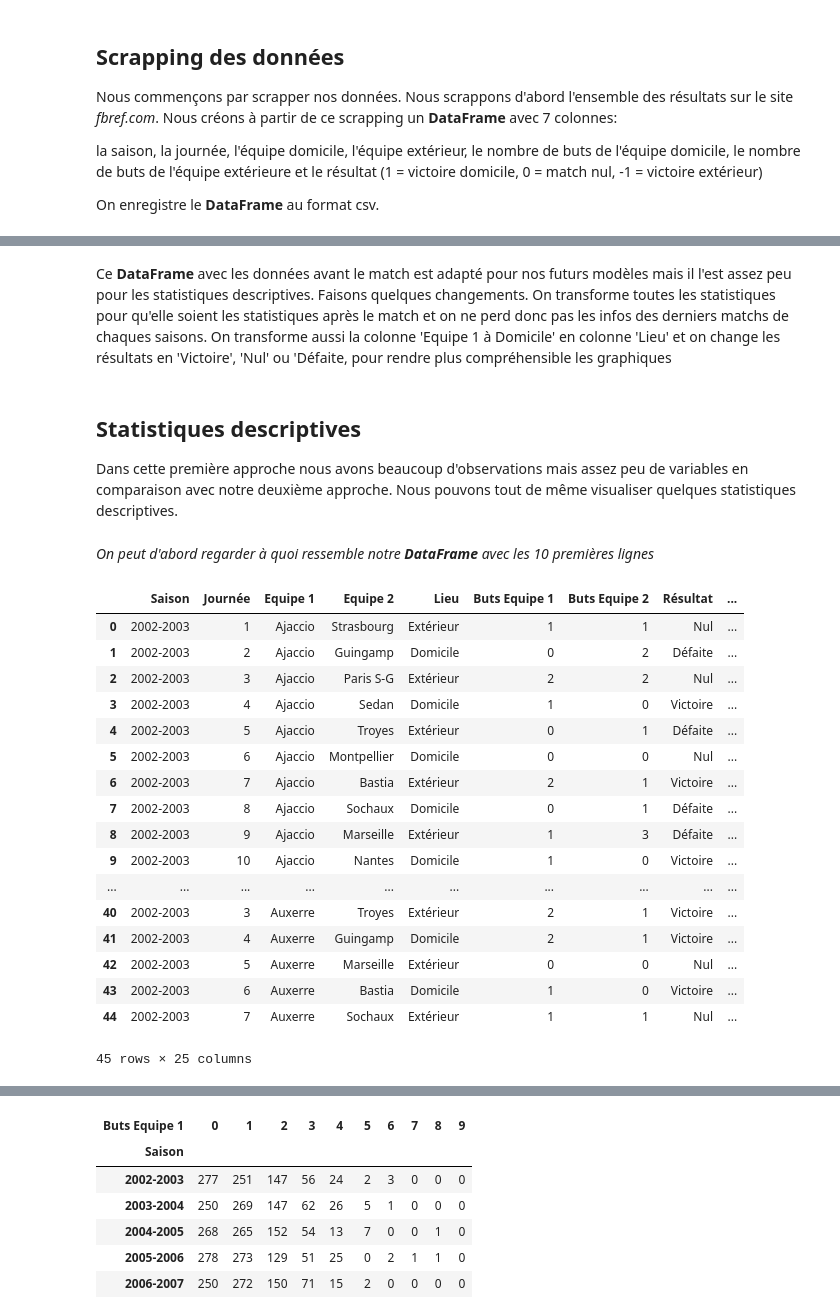
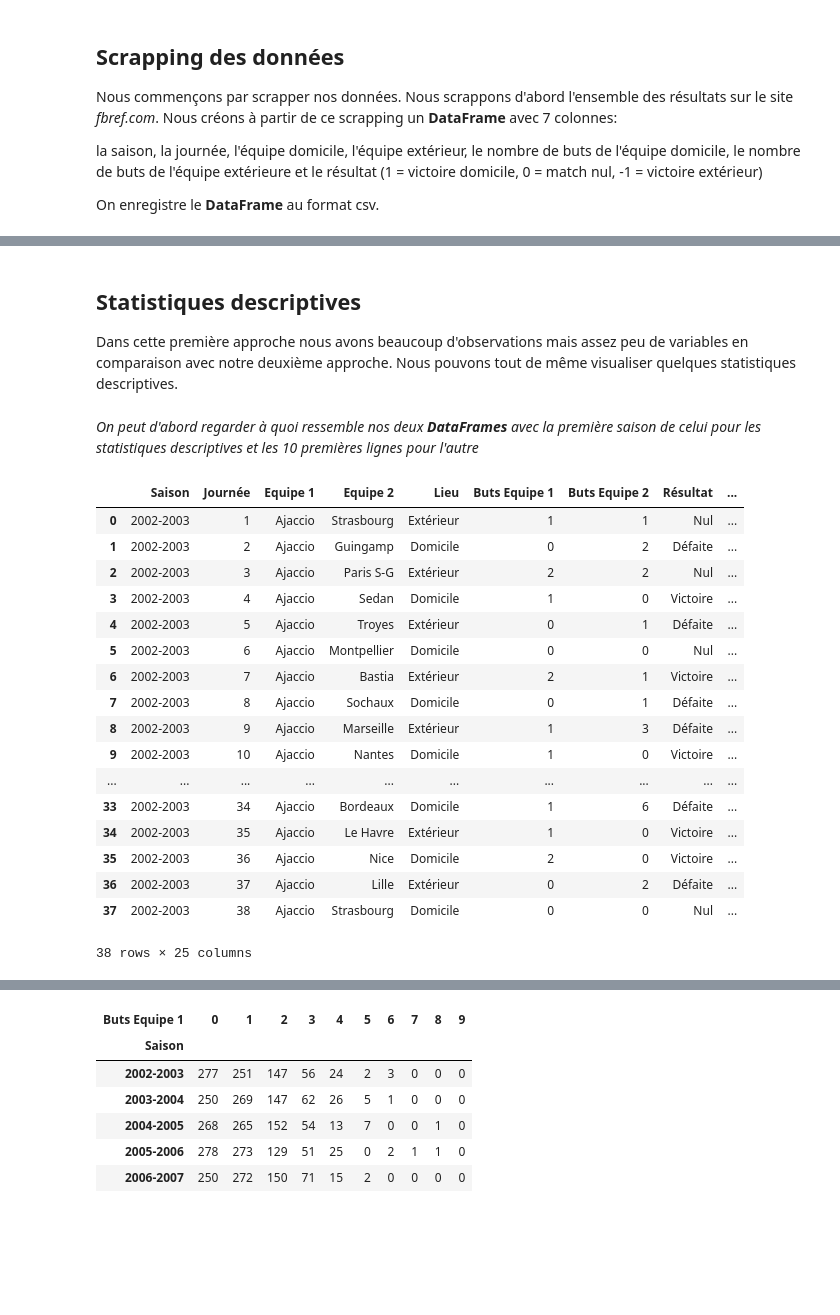
Before and after one commit to alexandreviard/Ligue1Predictor, a Jupyter notebook: première_approche.ipynb, the cells around one changed output, grey strips where cells are left out. Saved outputs shown, nothing was run; the diff lists cells and outputs as text; code cells hidden in the pictures; blank space fills up the shorter version.

```diff
--- a/première_approche.ipynb
+++ b/première_approche.ipynb
@@ -31,35 +31,40 @@ la saison, la journée, l'équipe domicile, l'équipe extérieur, le nombre de b
 On enregistre le **DataFrame** au format csv.
 # %%
 def fonction_resultats(i):
-    url = 'https://fbref.com/en/comps/13/' + str(i) +'-' + str(i+1) + '/schedule/' + str(i) +'-' + str(i+1) + '-Ligue-1-Scores-and-Fixtures'
+    url = 'https://fbref.com/en/comps/13/' + str(i) +'-' + str(i+1) + '/schedule/' + str(i) +'-' + str(i+1) + '-Ligue-1-Scores-and-Fixtures' #url de la page à scraper
     page = requests.get(url)
     html_content = page.content
     soup = BeautifulSoup(html_content, 'html.parser')
     table = soup.find('table')
-    df = pd.read_html(str(table))[0].dropna(subset = 'Wk').dropna(subset = 'Score').reset_index(drop=True)
-    df = df[['Wk', 'Home', 'Score', 'Away']]
+    if i == 2023:
+        df = pd.read_html(str(table))[0].dropna(subset = 'Wk').reset_index(drop=True) #on récupère le tableau des résultats avec un petite exception pour la saison en cours qui nous sera utile plus tard
+        df['Wk'] = df['Wk'].astype(int)
+        affiches = df[df['Score'].isna()]
+    else:
+        df = pd.read_html(str(table))[0].dropna(subset = 'Wk').dropna(subset = 'Score').reset_index(drop=True)
+    df = df[['Wk', 'Home', 'Score', 'Away']]                                            #on garde seulement les colonnes utiles
     noms_colonnes = ['Saison','Journée','Domicile','Extérieur','Buts domicile','Buts extérieur','Résultat']
-    df.insert(0,'Saison', str(i) + '-' + str(i+1))
-    df['Buts domicile'] = df['Score'].apply(lambda x: 0 if pd.isna(x) else int(x[0])).astype(int)
-    df['Buts extérieur'] = df['Score'].apply(lambda x: 0 if pd.isna(x) else int(x[2])).astype(int)
+    df.insert(0,'Saison', str(i) + '-' + str(i+1))                                      #on ajoute la saison
+    df['Buts domicile'] = df['Score'].str.split('–').str[0].apply(lambda x: 0 if pd.isna(x) else int(x)).astype(int)    #on transforme les score en buts domicile et extérieur
+    df['Buts extérieur'] = df['Score'].str.split('–').str[1].apply(lambda x: 0 if pd.isna(x) else int(x)).astype(int)
     df.drop(['Score'], axis = 1, inplace = True)
-    df['Résultat'] = -1
+    df['Résultat'] = -1                                                        #on ajoute la colonne résultat qui vaut 1 si le domicile gagne, 0 si match nul et -1 si l'extérieur gagne
     df.loc[df['Buts domicile'] > df['Buts extérieur'], 'Résultat'] = 1
     df.loc[df['Buts domicile'] == df['Buts extérieur'], 'Résultat'] = 0
-    df.columns = noms_colonnes
+    df.columns = noms_colonnes                                                  #on renomme les colonnes
     df['Journée'] = df['Journée'].astype(int)
     return df
 
-noms_colonnes = ['Saison','Journée','Domicile','Extérieur','Buts domicile','Buts extérieur','Résultat']
+noms_colonnes = ['Saison','Journée','Domicile','Extérieur','Buts domicile','Buts extérieur','Résultat']     #on crée un dataframe vide qui contiendra tous les résultats de la Ligue 1 depuis 2002
 dataframe_resultats = pd.DataFrame(columns=noms_colonnes)
-for i in range (2002, 2023):
+for i in range (2002, 2023):                                                                                #on utilise la fonction précédente pour récupérer les résultats de chaque saison
     try:
         resultats_finaux = fonction_resultats(i)
         dataframe_resultats = dataframe_resultats._append(resultats_finaux, ignore_index=True)
     except Exception as e:
         print(f"Erreur à l'élément {i}: {e}")
 
-dataframe_resultats.to_csv('dataframe_résultats.csv', encoding = 'utf-8', index=False)
+dataframe_resultats.to_csv('dataframe_résultats.csv', encoding = 'utf-8', index=False)              #on sauvegarde le dataframe des résultats de ligue 1 de 2002-2003 à 2022-2023 dans un fichier csv
 # %% [markdown]
 ## Création du **DataFrame** final pour l'implémentation de modèles prédictifs
 
@@ -158,2 +165,0 @@ dataframe_final.to_csv('dataframe_final.csv', encoding = 'utf-8', index=False)
-# %% [markdown]
-Ce **DataFrame** avec les données avant le match est adapté pour nos futurs modèles mais il l'est assez peu pour les statistiques descriptives. Faisons quelques changements. On transforme toutes les statistiques pour qu'elle soient les statistiques après le match et on ne perd donc pas les infos des derniers matchs de chaques saisons. On transforme aussi la colonne 'Equipe 1 à Domicile' en colonne 'Lieu' et on change les résultats en 'Victoire', 'Nul' ou 'Défaite, pour rendre plus compréhensible les graphiques
@@ -239,26 +168,26 @@ dataframe_stats = fonction_prepa_stats(dataframe_stats)
 
 Dans cette première approche nous avons beaucoup d'observations mais assez peu de variables en comparaison avec notre deuxième approche. Nous pouvons tout de même visualiser quelques statistiques descriptives.
 # %% [markdown]
-*On peut d'abord regarder à quoi ressemble notre **DataFrame** avec les 10 premières lignes*
+*On peut d'abord regarder à quoi ressemble nos deux **DataFrames** avec la première saison de celui pour les statistiques descriptives et les 10 premières lignes pour l'autre*
 # %%
-dataframe_stats.head(45)
+dataframe_stats.head(38)
 # %% [output]
 |  | Saison | Journée | Equipe 1 | Equipe 2 | Lieu | Buts Equipe 1 | Buts Equipe 2 | Résultat | ... |
 | 0 | 2002-2003 | 1 | Ajaccio | Strasbourg | Extérieur | 1 | 1 | Nul | ... |
 | 1 | 2002-2003 | 2 | Ajaccio | Guingamp | Domicile | 0 | 2 | Défaite | ... |
 | 2 | 2002-2003 | 3 | Ajaccio | Paris S-G | Extérieur | 2 | 2 | Nul | ... |
 | 3 | 2002-2003 | 4 | Ajaccio | Sedan | Domicile | 1 | 0 | Victoire | ... |
 | 4 | 2002-2003 | 5 | Ajaccio | Troyes | Extérieur | 0 | 1 | Défaite | ... |
 | 5 | 2002-2003 | 6 | Ajaccio | Montpellier | Domicile | 0 | 0 | Nul | ... |
 | 6 | 2002-2003 | 7 | Ajaccio | Bastia | Extérieur | 2 | 1 | Victoire | ... |
 | 7 | 2002-2003 | 8 | Ajaccio | Sochaux | Domicile | 0 | 1 | Défaite | ... |
 | 8 | 2002-2003 | 9 | Ajaccio | Marseille | Extérieur | 1 | 3 | Défaite | ... |
 | 9 | 2002-2003 | 10 | Ajaccio | Nantes | Domicile | 1 | 0 | Victoire | ... |
 | ... | ... | ... | ... | ... | ... | ... | ... | ... | ... |
-| 40 | 2002-2003 | 3 | Auxerre | Troyes | Extérieur | 2 | 1 | Victoire | ... |
-| 41 | 2002-2003 | 4 | Auxerre | Guingamp | Domicile | 2 | 1 | Victoire | ... |
-| 42 | 2002-2003 | 5 | Auxerre | Marseille | Extérieur | 0 | 0 | Nul | ... |
-| 43 | 2002-2003 | 6 | Auxerre | Bastia | Domicile | 1 | 0 | Victoire | ... |
-| 44 | 2002-2003 | 7 | Auxerre | Sochaux | Extérieur | 1 | 1 | Nul | ... |
+| 33 | 2002-2003 | 34 | Ajaccio | Bordeaux | Domicile | 1 | 6 | Défaite | ... |
+| 34 | 2002-2003 | 35 | Ajaccio | Le Havre | Extérieur | 1 | 0 | Victoire | ... |
+| 35 | 2002-2003 | 36 | Ajaccio | Nice | Domicile | 2 | 0 | Victoire | ... |
+| 36 | 2002-2003 | 37 | Ajaccio | Lille | Extérieur | 0 | 2 | Défaite | ... |
+| 37 | 2002-2003 | 38 | Ajaccio | Strasbourg | Domicile | 0 | 0 | Nul | ... |
-45 rows × 25 columns
+38 rows × 25 columns
 # %%
```
Also changed, not shown: parts of 16 cells of this notebook, 2 other files.
